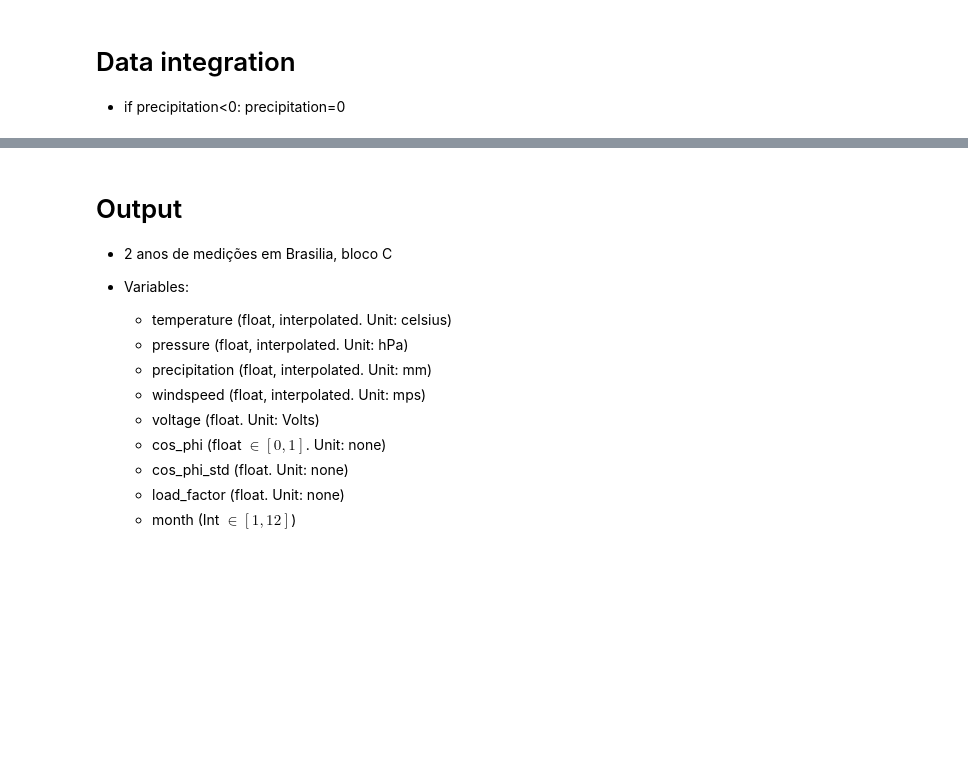
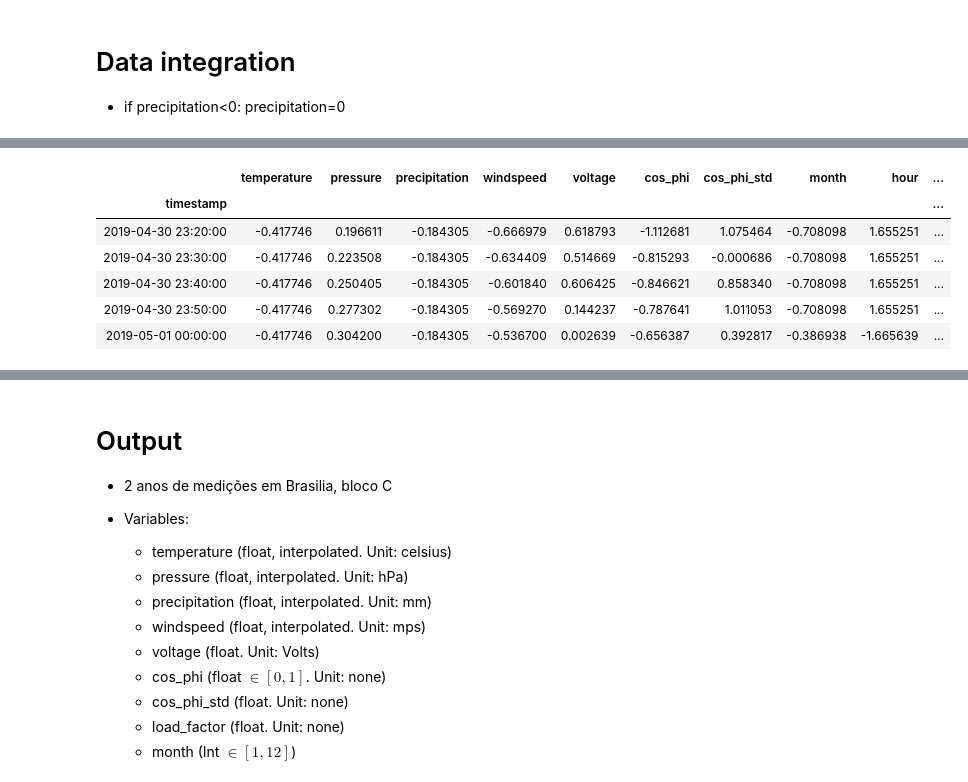
Before and after one commit to LeonardoSanBenitez/Loris-Industrial-Intelligence, a Jupyter notebook: artificial_intelligence/01 - ConsumptionRegression/Brasilia case/1 - Preprocessing.ipynb, the cells around one changed output, grey strips where cells are left out. Saved outputs shown, nothing was run; the diff lists cells and outputs as text; code cells hidden in the pictures; blank space fills up the shorter version.

```diff
--- a/artificial_intelligence/01 - ConsumptionRegression/Brasilia case/1 - Preprocessing.ipynb
+++ b/artificial_intelligence/01 - ConsumptionRegression/Brasilia case/1 - Preprocessing.ipynb
@@ -178,2 +159,12 @@ load_factor       84926 non-null float64
 dtypes: float64(13)
 memory usage: 9.1 MB
+# %%
+merged['2019-03-01 00:00:00':'2019-05-01 00:00:00'].tail()
+# %% [output]
+|  | temperature | pressure | precipitation | windspeed | voltage | cos_phi | cos_phi_std | month | hour | ... |
+| timestamp |  |  |  |  |  |  |  |  |  | ... |
+| 2019-04-30 23:20:00 | -0.417746 | 0.196611 | -0.184305 | -0.666979 | 0.618793 | -1.112681 | 1.075464 | -0.708098 | 1.655251 | ... |
+| 2019-04-30 23:30:00 | -0.417746 | 0.223508 | -0.184305 | -0.634409 | 0.514669 | -0.815293 | -0.000686 | -0.708098 | 1.655251 | ... |
+| 2019-04-30 23:40:00 | -0.417746 | 0.250405 | -0.184305 | -0.601840 | 0.606425 | -0.846621 | 0.858340 | -0.708098 | 1.655251 | ... |
+| 2019-04-30 23:50:00 | -0.417746 | 0.277302 | -0.184305 | -0.569270 | 0.144237 | -0.787641 | 1.011053 | -0.708098 | 1.655251 | ... |
+| 2019-05-01 00:00:00 | -0.417746 | 0.304200 | -0.184305 | -0.536700 | 0.002639 | -0.656387 | 0.392817 | -0.386938 | -1.665639 | ... |
```
Also changed, not shown: parts of 16 cells of this notebook, 4 other files.
